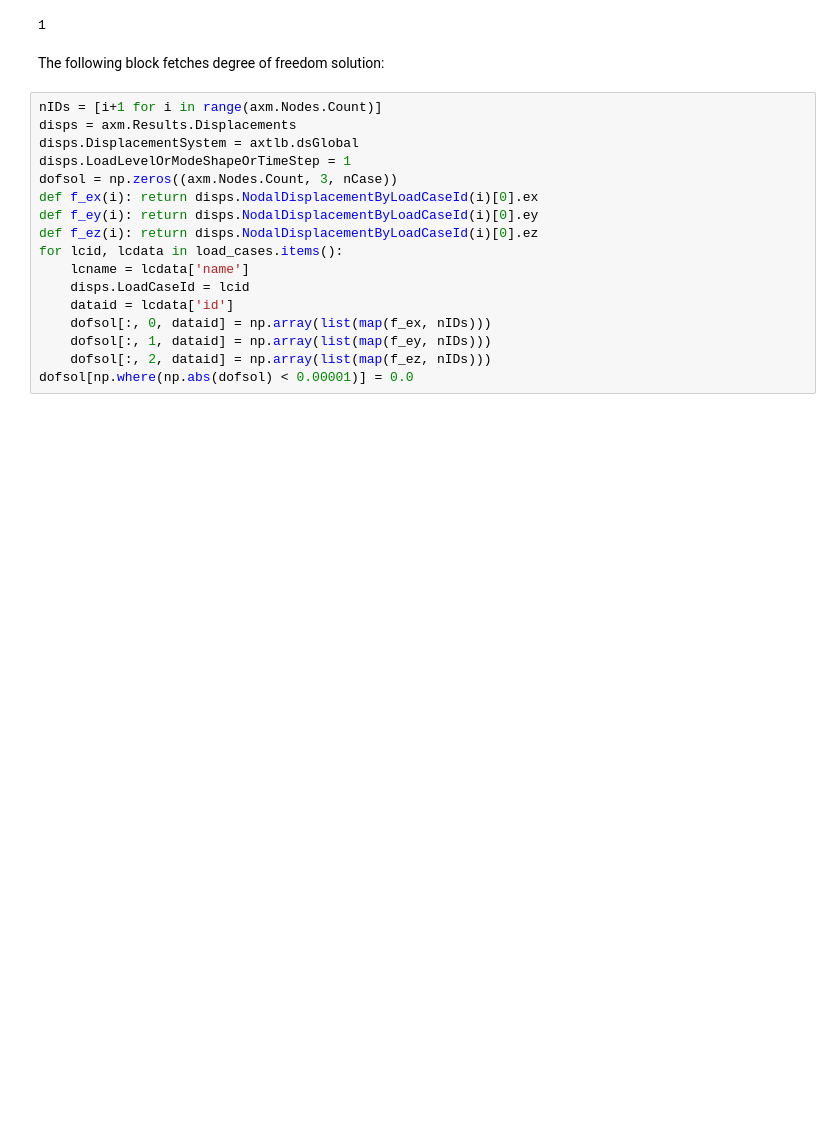
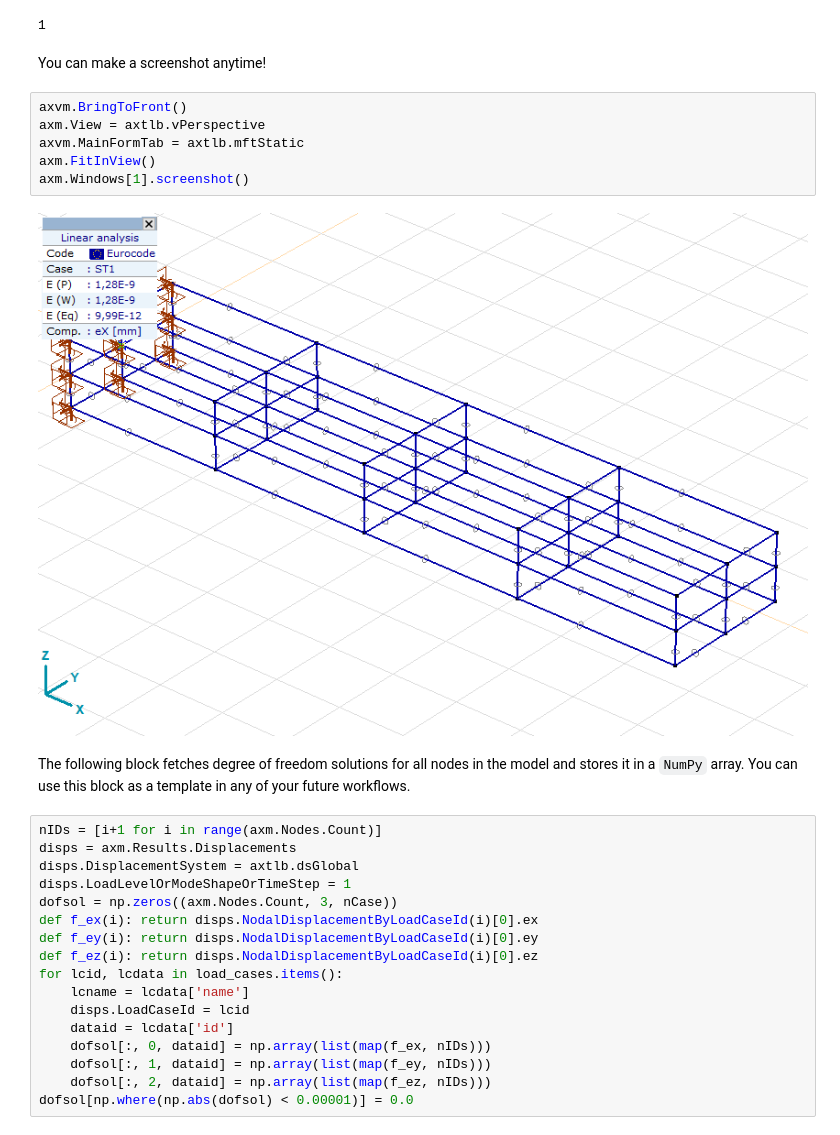
Before and after one commit to AxisVM/pyaxisvm-docs, a Jupyter notebook: _notebooks/console.ipynb, the cells around one changed output. Cells and saved outputs as stored; diff of their text form; blank space fills up the shorter version.

```diff
--- a/_notebooks/console.ipynb
+++ b/_notebooks/console.ipynb
@@ -157,8 +160,18 @@ We can perform a linear elastic static analysis with the following command:
 axm.Calculation.LinearAnalysis(axtlb.cuiNoUserInteractionWithAutoCorrectNoShow)
 # %% [output]
 1
-# %% [markdown]
-The following block fetches degree of freedom solution:
+# %% [markdown]
+You can make a screenshot anytime!
+# %%
+axvm.BringToFront()
+axm.View = axtlb.vPerspective
+axvm.MainFormTab = axtlb.mftStatic
+axm.FitInView()
+axm.Windows[1].screenshot()
+# %% [output]
+[figure, added]
+# %% [markdown]
+The following block fetches degree of freedom solutions for all nodes in the model and stores it in a `NumPy` array. You can use this block as a template in any of your future workflows.
 # %%
 nIDs = [i+1 for i in range(axm.Nodes.Count)]
 disps = axm.Results.Displacements
```
Also changed, not shown: parts of 21 cells of this notebook, 47 other files.
